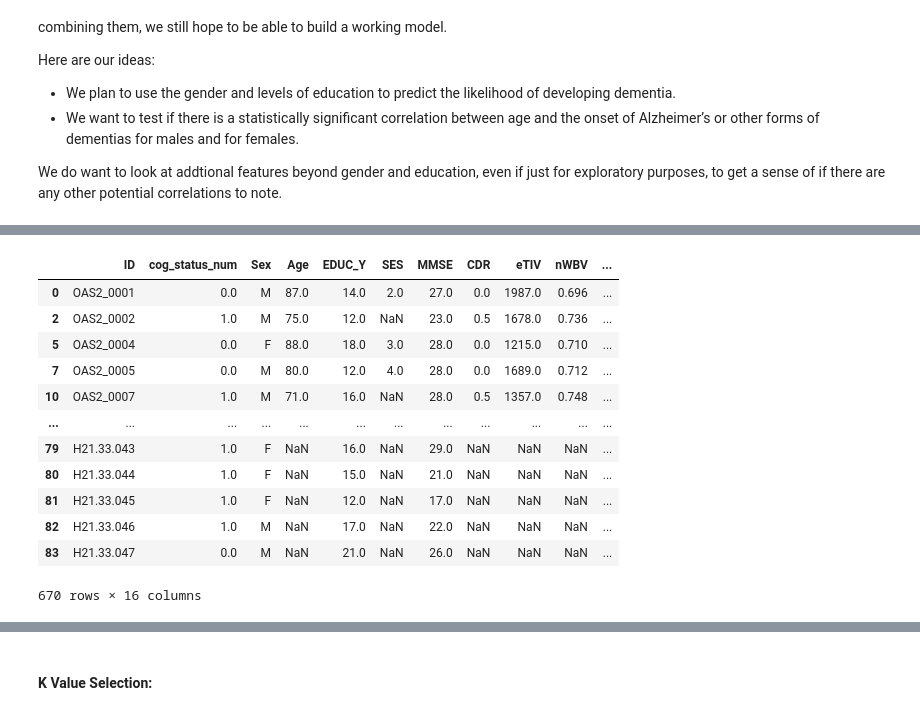
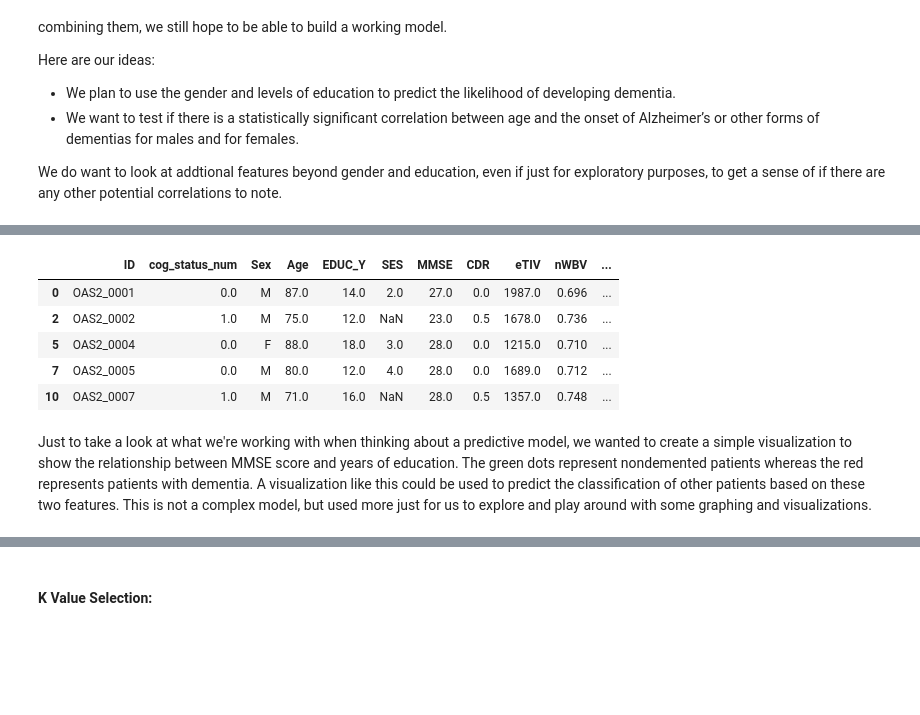
Before and after one commit to marisalong/marisalong.github.io, a Jupyter notebook: DataScienceFinalNotebook.ipynb, the cells around one changed output, grey strips where cells are left out. Cells and saved outputs as stored; diff of their text form; code cells hidden in the pictures; blank space fills up the shorter version.

```diff
--- a/DataScienceFinalNotebook.ipynb
+++ b/DataScienceFinalNotebook.ipynb
@@ -957,35 +952,28 @@ temp_meta['Sex'] = temp_meta['Sex'].map({
     'Female': 'F'
 })
 # %%
-# now append all of them
+# Appending all of them
 alz_model_df = temp_long.append(temp_cross)
 alz_model_df = alz_model_df.append(temp_meta)
 
 # Adding a binary sex column
 alz_model_df['Sex_binary'] = alz_model_df['Sex'].map({
     'M': 1,
     'F': 0
 })
 
 # Adding a classification column for cognitive status
 alz_model_df['cog_status'] = alz_model_df['cog_status_num'].map({
     1: 'Dementia',
     0: 'No dementia'
 })
-alz_model_df
+alz_model_df.head(5)
 # %% [output]
 |  | ID | cog_status_num | Sex | Age | EDUC_Y | SES | MMSE | CDR | eTIV | nWBV | ... |
 | 0 | OAS2_0001 | 0.0 | M | 87.0 | 14.0 | 2.0 | 27.0 | 0.0 | 1987.0 | 0.696 | ... |
 | 2 | OAS2_0002 | 1.0 | M | 75.0 | 12.0 | NaN | 23.0 | 0.5 | 1678.0 | 0.736 | ... |
 | 5 | OAS2_0004 | 0.0 | F | 88.0 | 18.0 | 3.0 | 28.0 | 0.0 | 1215.0 | 0.710 | ... |
 | 7 | OAS2_0005 | 0.0 | M | 80.0 | 12.0 | 4.0 | 28.0 | 0.0 | 1689.0 | 0.712 | ... |
 | 10 | OAS2_0007 | 1.0 | M | 71.0 | 16.0 | NaN | 28.0 | 0.5 | 1357.0 | 0.748 | ... |
-| ... | ... | ... | ... | ... | ... | ... | ... | ... | ... | ... | ... |
-| 79 | H21.33.043 | 1.0 | F | NaN | 16.0 | NaN | 29.0 | NaN | NaN | NaN | ... |
-| 80 | H21.33.044 | 1.0 | F | NaN | 15.0 | NaN | 21.0 | NaN | NaN | NaN | ... |
-| 81 | H21.33.045 | 1.0 | F | NaN | 12.0 | NaN | 17.0 | NaN | NaN | NaN | ... |
-| 82 | H21.33.046 | 1.0 | M | NaN | 17.0 | NaN | 22.0 | NaN | NaN | NaN | ... |
-| 83 | H21.33.047 | 0.0 | M | NaN | 21.0 | NaN | 26.0 | NaN | NaN | NaN | ... |
-670 rows × 16 columns
 # %%
 # Drop rows where the cog_status_num is unknown since that is what we are predicting.
@@ -993 +980,3 @@ alz_model_df
 alz_model_df.dropna(subset=['cog_status'], inplace=True)
+# %% [markdown]
+Just to take a look at what we're working with when thinking about a predictive model, we wanted to create a simple visualization to show the relationship between MMSE score and years of education. The green dots represent nondemented patients whereas the red represents patients with dementia. A visualization like this could be used to predict the classification of other patients based on these two features. This is not a complex model, but used more just for us to explore and play around with some graphing and visualizations.
```
Also changed, not shown: parts of 49 cells of this notebook.
